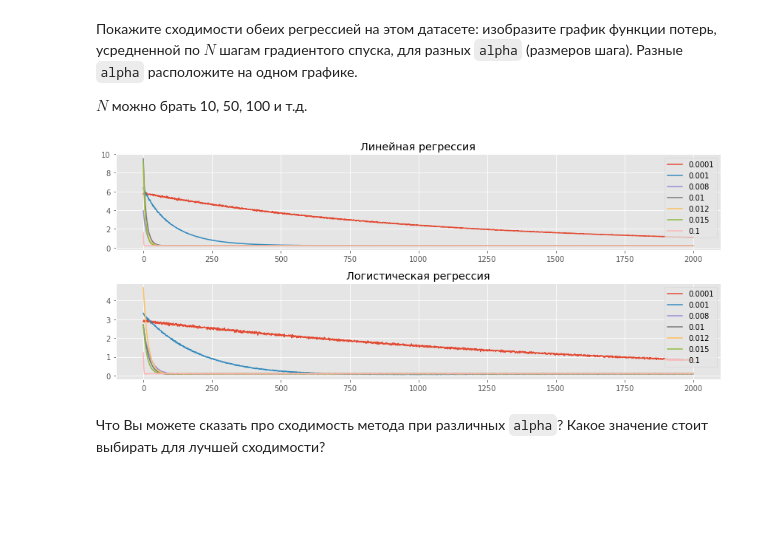
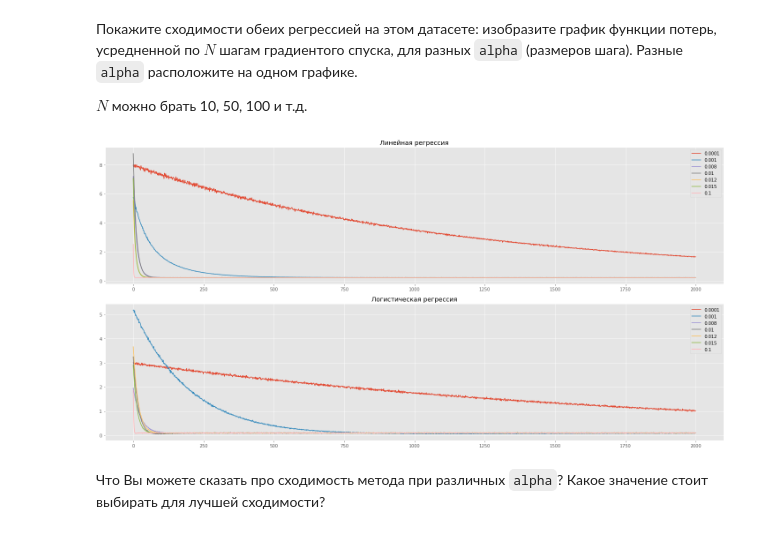
Before and after one commit to Bukhteev/technospher, a Jupyter notebook: algorithms/hw2/bukhteev_hw2.ipynb, the cells around one changed output. Saved outputs shown, nothing was run; the diff lists cells and outputs as text; code cells hidden in the pictures; blank space fills up the shorter version.

```diff
--- a/algorithms/hw2/bukhteev_hw2.ipynb
+++ b/algorithms/hw2/bukhteev_hw2.ipynb
@@ -491,26 +473,26 @@ $N$ можно брать 10, 50, 100 и т.д.
 # %%
 ## Your Code Here
 alphas = [0.0001, 0.001, 0.008, 0.01, 0.012, 0.015, 0.1]
-fig = plt.figure()
+fig = plt.figure(figsize=(20, 10))
 ax1 = fig.add_subplot(211)
 ax2 = fig.add_subplot(212)
 
 for alpha in alphas:
     model1 = MySGDClassifier(batch_generator, C=1, alpha=alpha, max_epoch=100,  model_type='lin_reg', batches = int(len(y)/20))
-    model2 = MySGDClassifier(batch_generator, C=1, alpha=alpha, max_epoch=100, model_type='log_reg')
+    model2 = MySGDClassifier(batch_generator, C=1, alpha=alpha, max_epoch=100, model_type='log_reg',  batches = int(len(y)/20))
     model1.fit(X, y)
     model2.fit(X, y)
 
     ax1.plot(np.array(model1.errors_log['loss']).flatten(), label=r'$\alpha=%.3f$' % alpha)
     ax2.plot(np.array(model2.errors_log['loss']).flatten(), label=r'$\alpha=%.3f$' % alpha)
 
 ax1.legend(alphas)
 ax2.legend(alphas)
 ax2.set_title('Логистическая регрессия')
 ax1.set_title('Линейная регрессия')
 plt.tight_layout()
 # %% [output]
-[figure, old version]
+[figure, new version]
 # %% [markdown]
 Что Вы можете сказать про сходимость метода при различных `alpha`? Какое значение стоит выбирать для лучшей сходимости?
 # %% [markdown]
```
Also changed, not shown: parts of 21 cells of this notebook, 1 other file.
